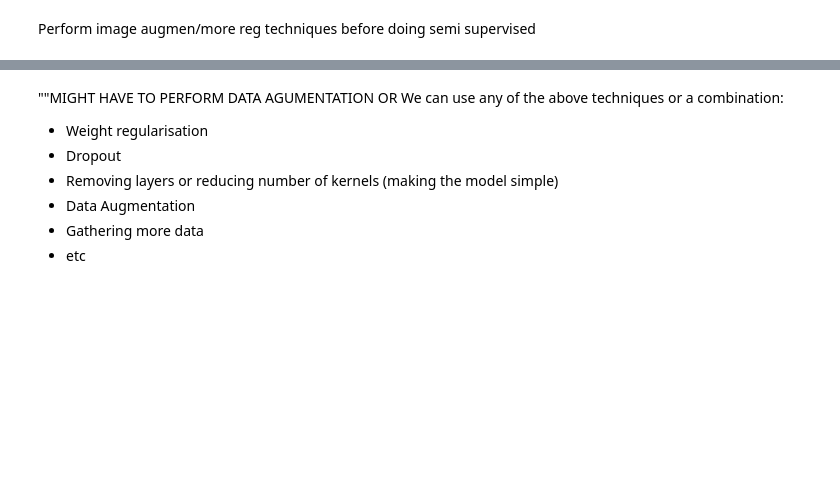
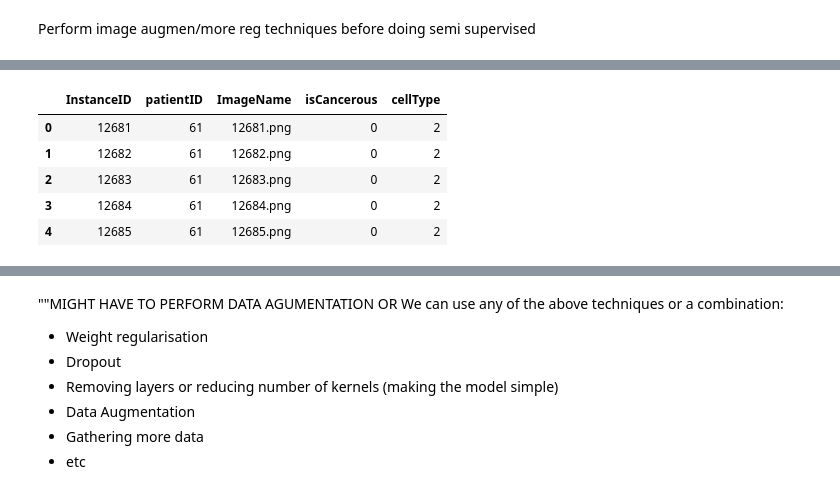
Before and after one commit to s3945693/Image_classification_data, a Jupyter notebook: ml2.ipynb, the cells around one changed output, grey strips where cells are left out. Drawn from its saved outputs; the diff is of its cells as text; code cells hidden in the pictures; blank space fills up the shorter version.

```diff
--- a/ml2.ipynb
+++ b/ml2.ipynb
@@ -450,3 +441,12 @@ cellTypeModel.evaluate(test_generator)
+# %%
+le.head()
+# %% [output]
+|  | InstanceID | patientID | ImageName | isCancerous | cellType |
+| 0 | 12681 | 61 | 12681.png | 0 | 2 |
+| 1 | 12682 | 61 | 12682.png | 0 | 2 |
+| 2 | 12683 | 61 | 12683.png | 0 | 2 |
+| 3 | 12684 | 61 | 12684.png | 0 | 2 |
+| 4 | 12685 | 61 | 12685.png | 0 | 2 |
 # %%
 
 train_dataHD, val_dataHD = train_test_split(le, test_size=0.2, random_state=42)
```
Also changed, not shown: parts of 21 cells of this notebook.
